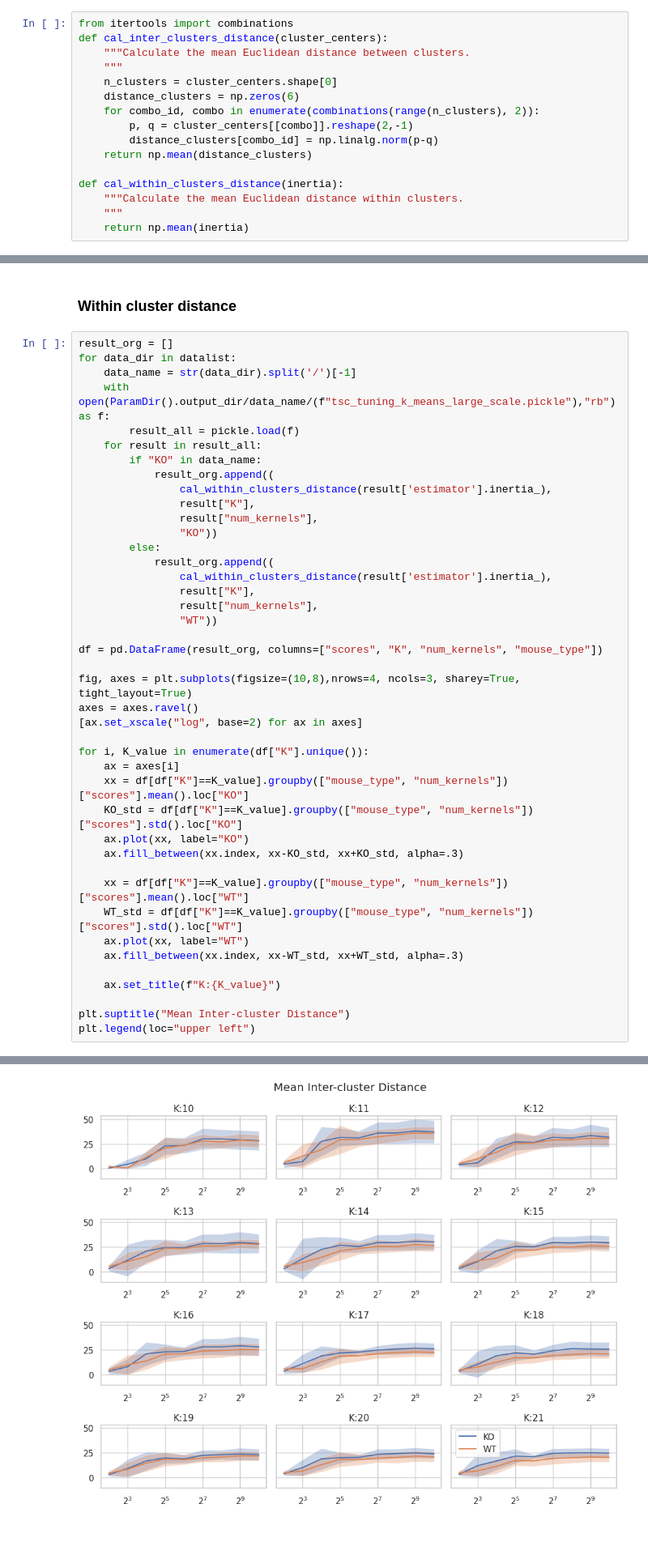
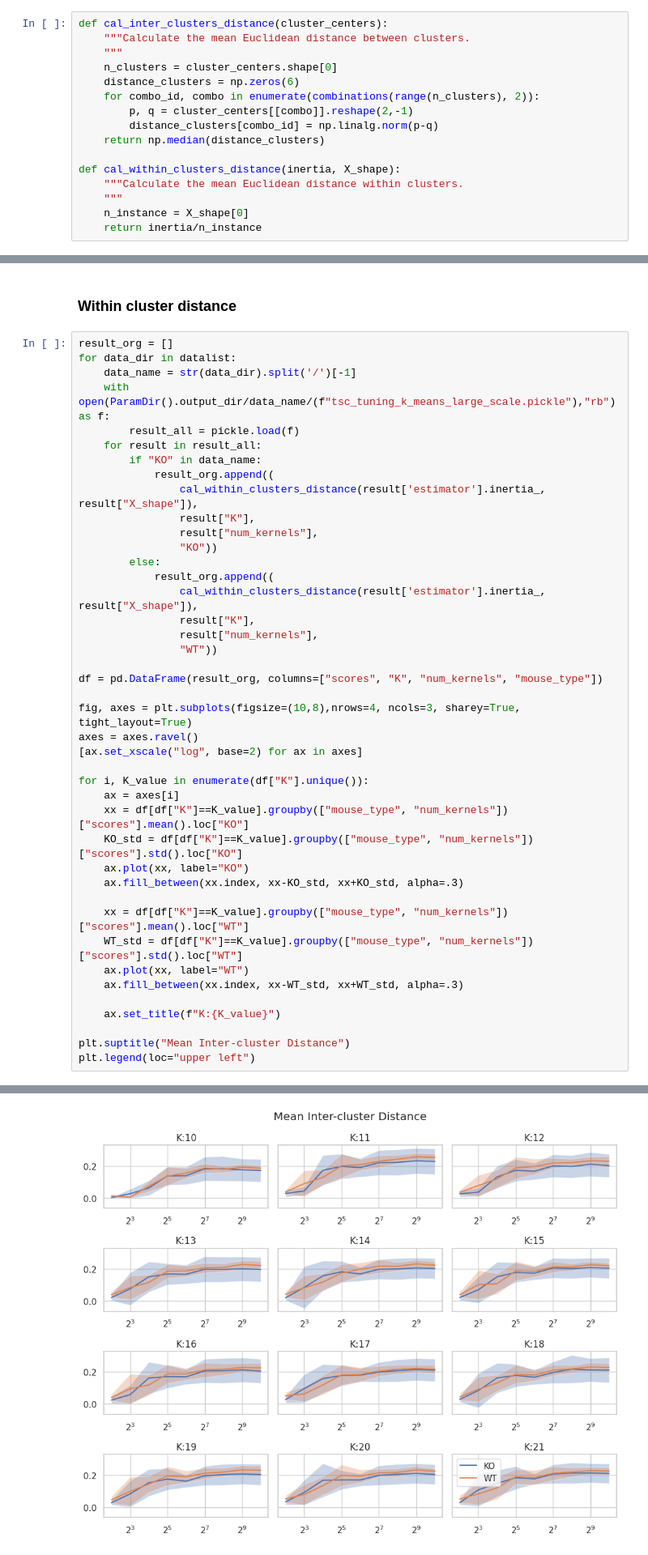
Before and after one commit to kisaragiRY/decoding-DG, a Jupyter notebook: notebooks/3-decoding-model/2-classification/3-time-series-classification/2-pre-training/02-effect-of-data-param.ipynb, the cells around one changed output, grey strips where cells are left out. Shown: that part at 81% size. Saved outputs shown, nothing was run; the diff lists cells and outputs as text.

Commit message:
modified the inter-cluster similarity cal method #47

```diff
--- a/notebooks/3-decoding-model/2-classification/3-time-series-classification/2-pre-training/02-effect-of-data-param.ipynb
+++ b/notebooks/3-decoding-model/2-classification/3-time-series-classification/2-pre-training/02-effect-of-data-param.ipynb
@@ -17,7 +18,6 @@ datalist = ParamDir().data_path_list
 # %% [markdown]
 ## K-means
 # %%
-from itertools import combinations
 def cal_inter_clusters_distance(cluster_centers):
     """Calculate the mean Euclidean distance between clusters.
     """
@@ -26,12 +26,13 @@ def cal_inter_clusters_distance(cluster_centers):
     for combo_id, combo in enumerate(combinations(range(n_clusters), 2)):
         p, q = cluster_centers[[combo]].reshape(2,-1)
         distance_clusters[combo_id] = np.linalg.norm(p-q)
-    return np.mean(distance_clusters)
+    return np.median(distance_clusters)
 
-def cal_within_clusters_distance(inertia):
+def cal_within_clusters_distance(inertia, X_shape):
     """Calculate the mean Euclidean distance within clusters.
     """
-    return np.mean(inertia)
+    n_instance = X_shape[0]
+    return inertia/n_instance
 # %% [markdown]
 ### Inter cluster distance
 # %%
@@ -90,41 +91,41 @@ for data_dir in datalist:
     for result in result_all:
         if "KO" in data_name:
             result_org.append((
-                cal_within_clusters_distance(result['estimator'].inertia_),
+                cal_within_clusters_distance(result['estimator'].inertia_, result["X_shape"]),
                 result["K"],
                 result["num_kernels"],
                 "KO"))
         else:
             result_org.append((
-                cal_within_clusters_distance(result['estimator'].inertia_),
+                cal_within_clusters_distance(result['estimator'].inertia_, result["X_shape"]),
                 result["K"],
                 result["num_kernels"],
                 "WT"))
 
 df = pd.DataFrame(result_org, columns=["scores", "K", "num_kernels", "mouse_type"])
 
 fig, axes = plt.subplots(figsize=(10,8),nrows=4, ncols=3, sharey=True, tight_layout=True)
 axes = axes.ravel()
 [ax.set_xscale("log", base=2) for ax in axes]
 
 for i, K_value in enumerate(df["K"].unique()):
     ax = axes[i]
     xx = df[df["K"]==K_value].groupby(["mouse_type", "num_kernels"])["scores"].mean().loc["KO"]
     KO_std = df[df["K"]==K_value].groupby(["mouse_type", "num_kernels"])["scores"].std().loc["KO"]
     ax.plot(xx, label="KO")
     ax.fill_between(xx.index, xx-KO_std, xx+KO_std, alpha=.3)
 
     xx = df[df["K"]==K_value].groupby(["mouse_type", "num_kernels"])["scores"].mean().loc["WT"]
     WT_std = df[df["K"]==K_value].groupby(["mouse_type", "num_kernels"])["scores"].std().loc["WT"]
     ax.plot(xx, label="WT")
     ax.fill_between(xx.index, xx-WT_std, xx+WT_std, alpha=.3)
 
     ax.set_title(f"K:{K_value}")
 
 plt.suptitle("Mean Inter-cluster Distance")
 plt.legend(loc="upper left")
 # %% [output]
 <matplotlib.legend.Legend at 0x...>
-[figure, old version]
+[figure, new version]
 # %% [markdown]
 ## Spectral Clustering
```
Also changed, not shown: parts of 6 cells of this notebook.
